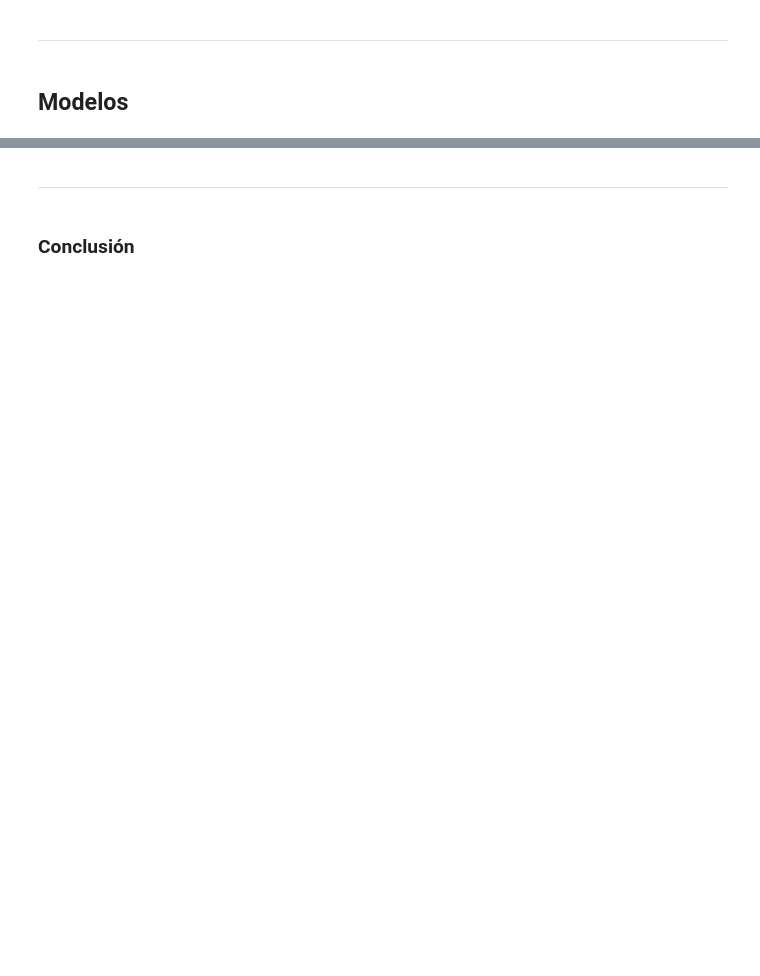
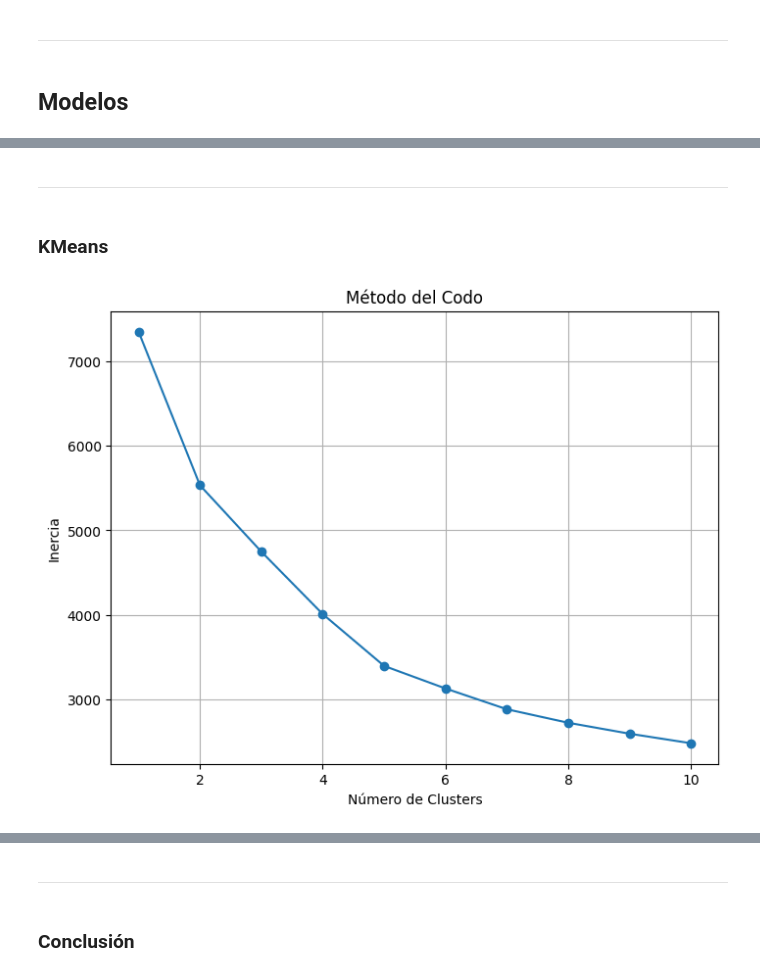
Before and after one commit to ppmelch/Lab-Aprendizaje-Estad-stico, a Jupyter notebook: Parcial 4/Examen 4/Examen 4 Práctico.ipynb, the cells around one changed output, grey strips where cells are left out. Cells and saved outputs as stored; diff of their text form; code cells hidden in the pictures; blank space fills up the shorter version.

```diff
--- a/Parcial 4/Examen 4/Examen 4 Práctico.ipynb
+++ b/Parcial 4/Examen 4/Examen 4 Práctico.ipynb
@@ -113,7 +152,7 @@ def calibracion(predicciones, y, bins):
 # %% [markdown]
 ##### Función KMeans
 # %%
-def kmeans(df, columnas, max_clusters=11):
+def kmeans(df, columnas, max_clusters=80):
     X = df[columnas].values
 
     inertias = []
@@ -369,0 +466,8 @@ df.drop('gender_Other', axis=1, inplace=True)
+# %% [markdown]
+---
+# %% [markdown]
+### KMeans
+# %%
+kmeans(X, ['DistanceFromHome', 'Age', 'NumCompaniesWorked', 'TotalWorkingYears', 'TrainingTimesLastYear'], 10)
+# %% [output]
+[figure, added]
```
Also changed, not shown: parts of 26 cells of this notebook, 2 other files.
